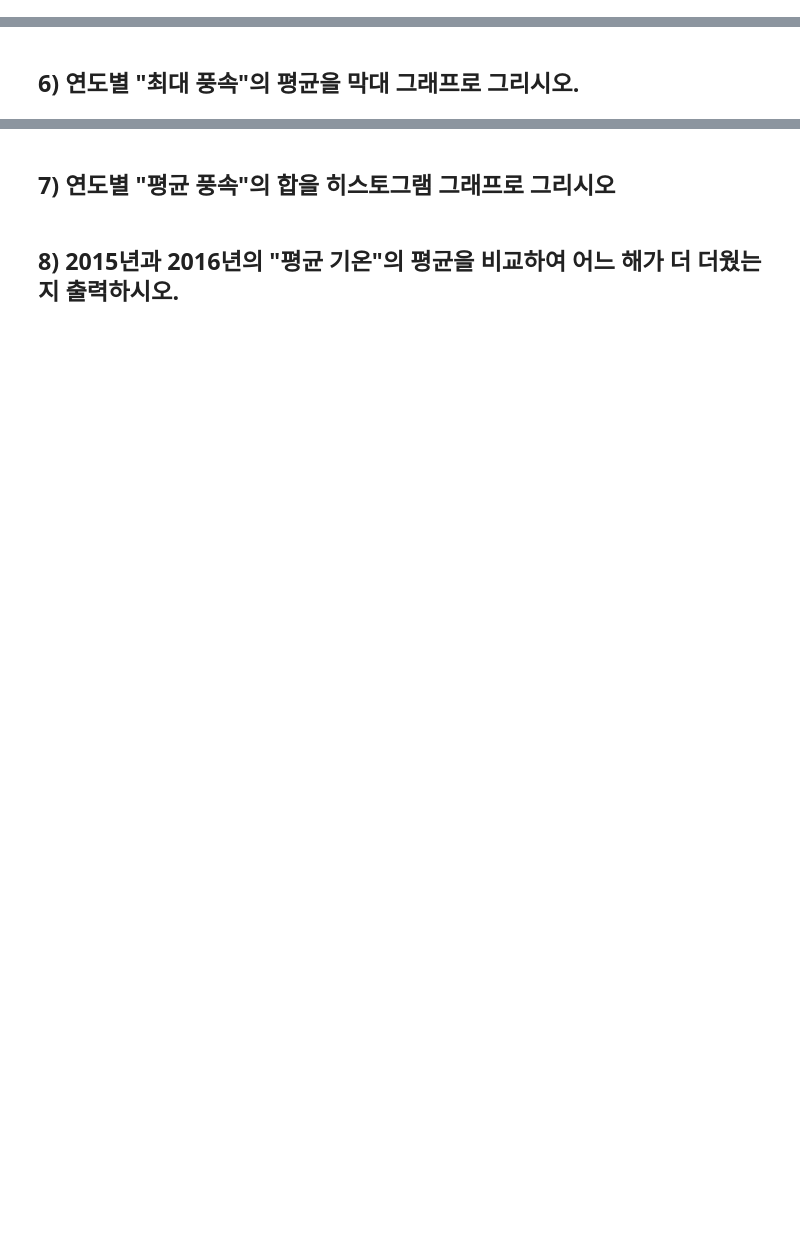
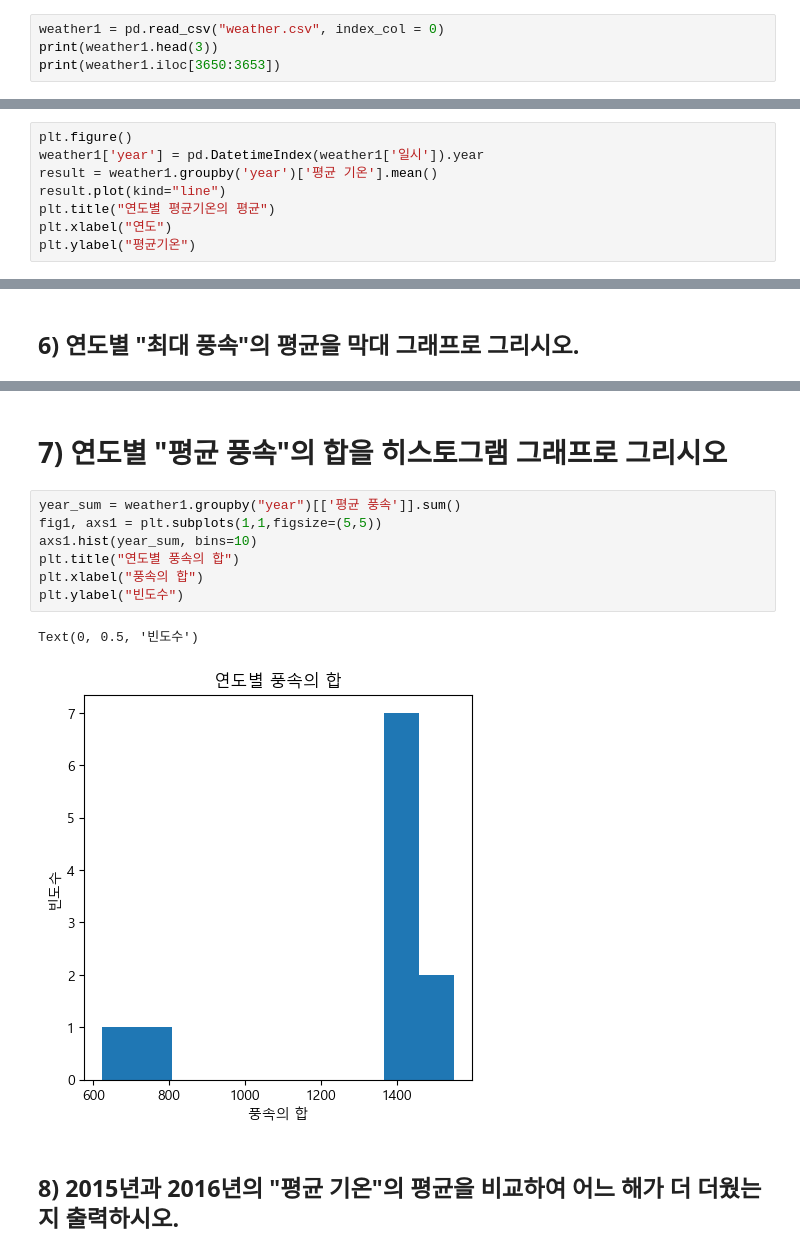
Before and after one commit to novoodi/python_basic_2, a Jupyter notebook: time_series_class_5_8.ipynb, the cells around one changed output, grey strips where cells are left out. Cells and saved outputs as stored; diff of their text form; blank space fills up the shorter version.

```diff
--- a/time_series_class_5_8.ipynb
+++ b/time_series_class_5_8.ipynb
@@ -252,2 +264,6 @@ Text(0, 0.5, '빈도수')
 # %% [markdown]
 ## 1) 이 데이터셋의 앞 3개 행과 마지막 3개의 행을 화면에 출력하시오.
+# %%
+weather1 = pd.read_csv("weather.csv", index_col = 0)
+print(weather1.head(3))
+print(weather1.iloc[3650:3653])
@@ -260,2 +313,10 @@ Text(0, 0.5, '빈도수')
 # %% [markdown]
 ## 5) 연도별 "평균 기온"의 평균에 대한 추이를 선 그래프로 그리시오.
+# %%
+plt.figure()
+weather1['year'] = pd.DatetimeIndex(weather1['일시']).year
+result = weather1.groupby('year')['평균 기온'].mean()
+result.plot(kind="line")
+plt.title("연도별 평균기온의 평균")
+plt.xlabel("연도")
+plt.ylabel("평균기온")
@@ -264,4 +343,14 @@ Text(0, 0.5, '빈도수')
 # %% [markdown]
-## 7) 연도별 "평균 풍속"의 합을 히스토그램 그래프로 그리시오
+# 7) 연도별 "평균 풍속"의 합을 히스토그램 그래프로 그리시오
+# %%
+year_sum = weather1.groupby("year")[['평균 풍속']].sum()
+fig1, axs1 = plt.subplots(1,1,figsize=(5,5))
+axs1.hist(year_sum, bins=10)
+plt.title("연도별 풍속의 합")
+plt.xlabel("풍속의 합")
+plt.ylabel("빈도수")
+# %% [output]
+Text(0, 0.5, '빈도수')
+[figure, added]
 # %% [markdown]
 ## 8) 2015년과 2016년의 "평균 기온"의 평균을 비교하여 어느 해가 더 더웠는지 출력하시오.
```
Also changed, not shown: parts of 14 cells of this notebook, 1 other file.
